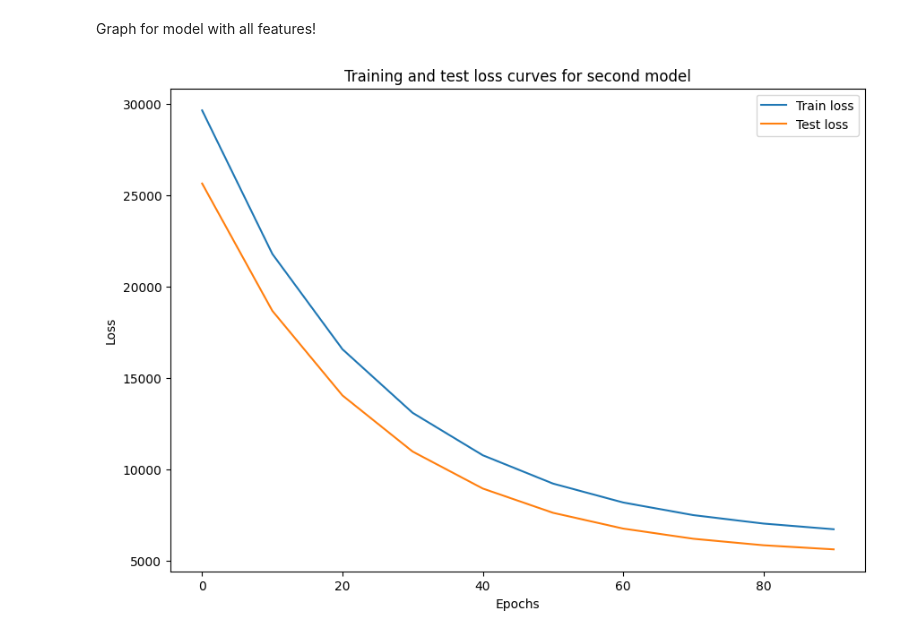
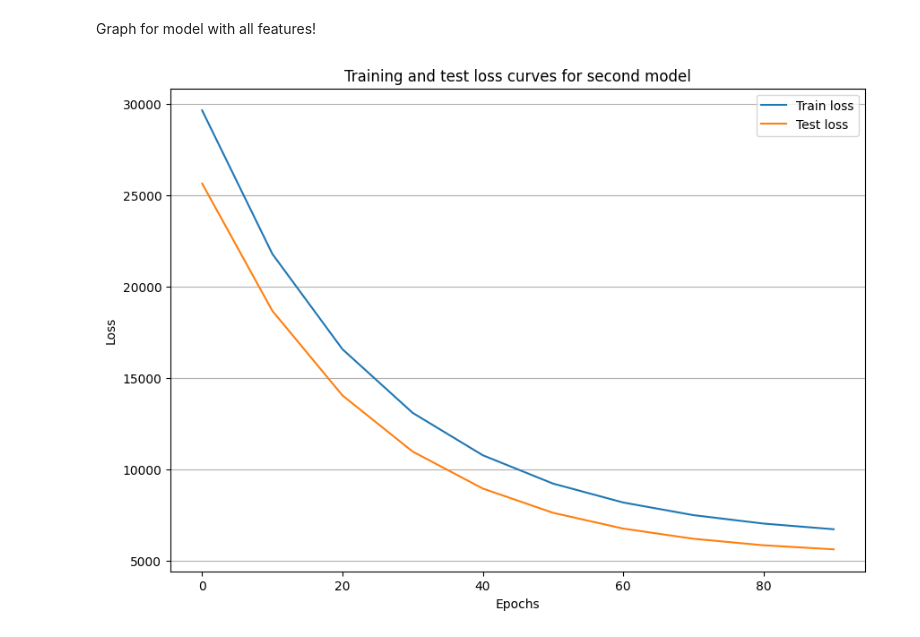
Before and after one commit to matcze/pytorch_algorithm, a Jupyter notebook: pytorch_algoritm.ipynb, the cells around one changed output. Cells and saved outputs as stored; diff of their text form; code cells hidden in the pictures.

```diff
--- a/pytorch_algoritm.ipynb
+++ b/pytorch_algoritm.ipynb
@@ -246,11 +248,12 @@ Graph for model with all features!
 # %%
 plt.figure(figsize=(10, 7))
 plt.plot(epoch_count_all, np.array(torch.tensor(loss_values_all).numpy()), label="Train loss")
 plt.plot(epoch_count_all, np.array(torch.tensor(test_loss_values_all).numpy()), label="Test loss")
 plt.title("Training and test loss curves for second model")
+plt.grid(visible=True, axis="y")
 plt.xlabel("Epochs")
 plt.ylabel("Loss")
 plt.legend()
 plt.show()
 # %% [output]
-[figure, old version]
+[figure, new version]
```
Also changed, not shown: parts of 2 cells of this notebook.
